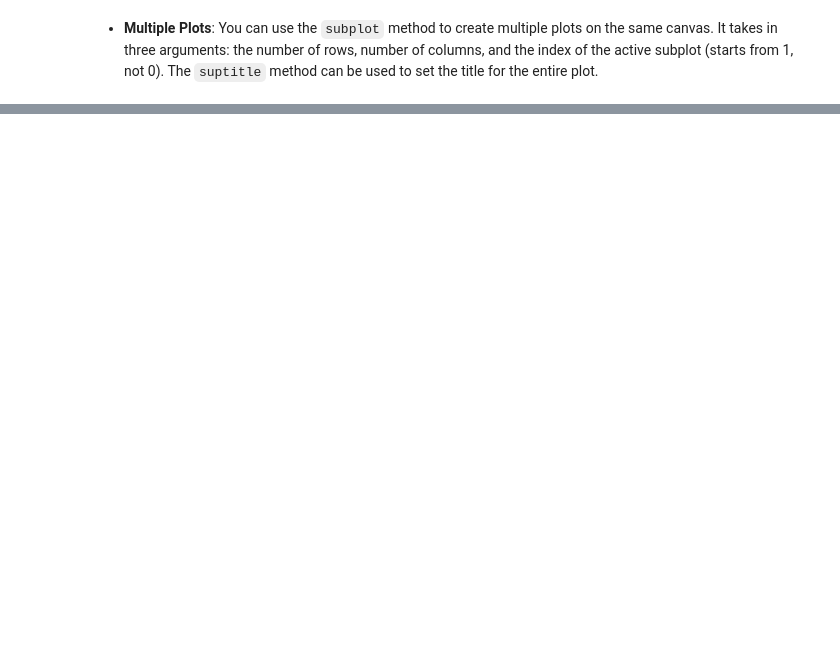
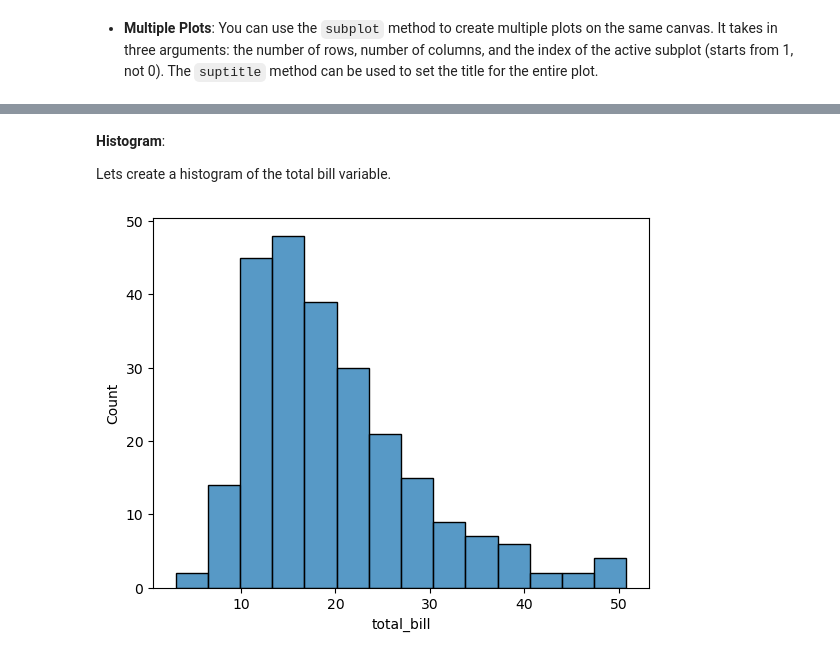
Before and after one commit to jancgreyling/AE_Python, a Jupyter notebook: lectures/Lecture_4_Visualisation.ipynb, the cells around one changed output, grey strips where cells are left out. Saved outputs shown, nothing was run; the diff lists cells and outputs as text; code cells hidden in the pictures; blank space fills up the shorter version.

```diff
--- a/lectures/Lecture_4_Visualisation.ipynb
+++ b/lectures/Lecture_4_Visualisation.ipynb
@@ -61,0 +64,4 @@ plt.show()
+# %%
+tips_dataset = sns.load_dataset("tips")
+
+print(tips_dataset.head())
@@ -61,0 +87,9 @@ plt.show()
+# %% [markdown]
+**Histogram**:
+
+Lets create a histogram of the total bill variable.
+# %%
+sns.histplot(data=tips_dataset, x="total_bill")
+plt.show()
+# %% [output]
+[figure, added]
```
Also changed, not shown: parts of 25 cells of this notebook, 4 other files.
